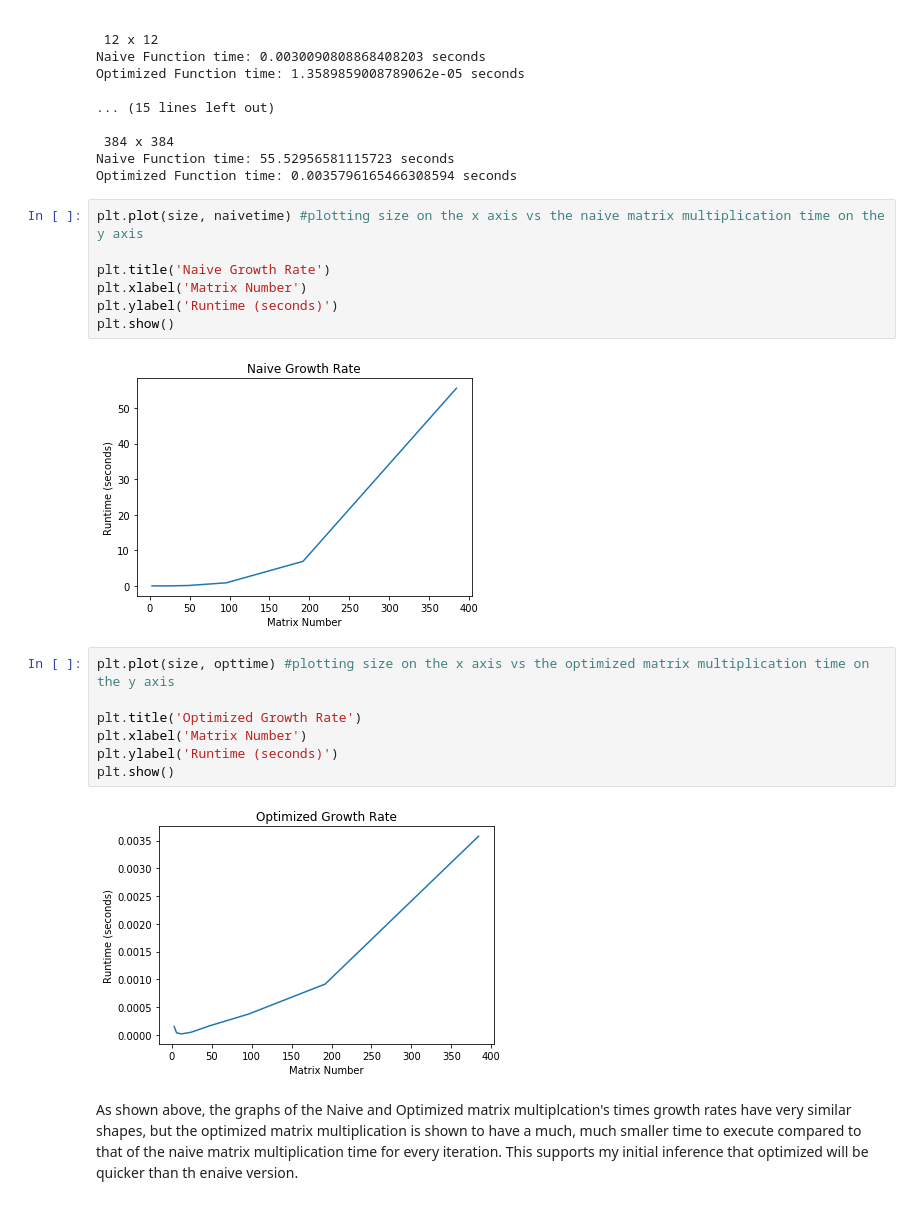
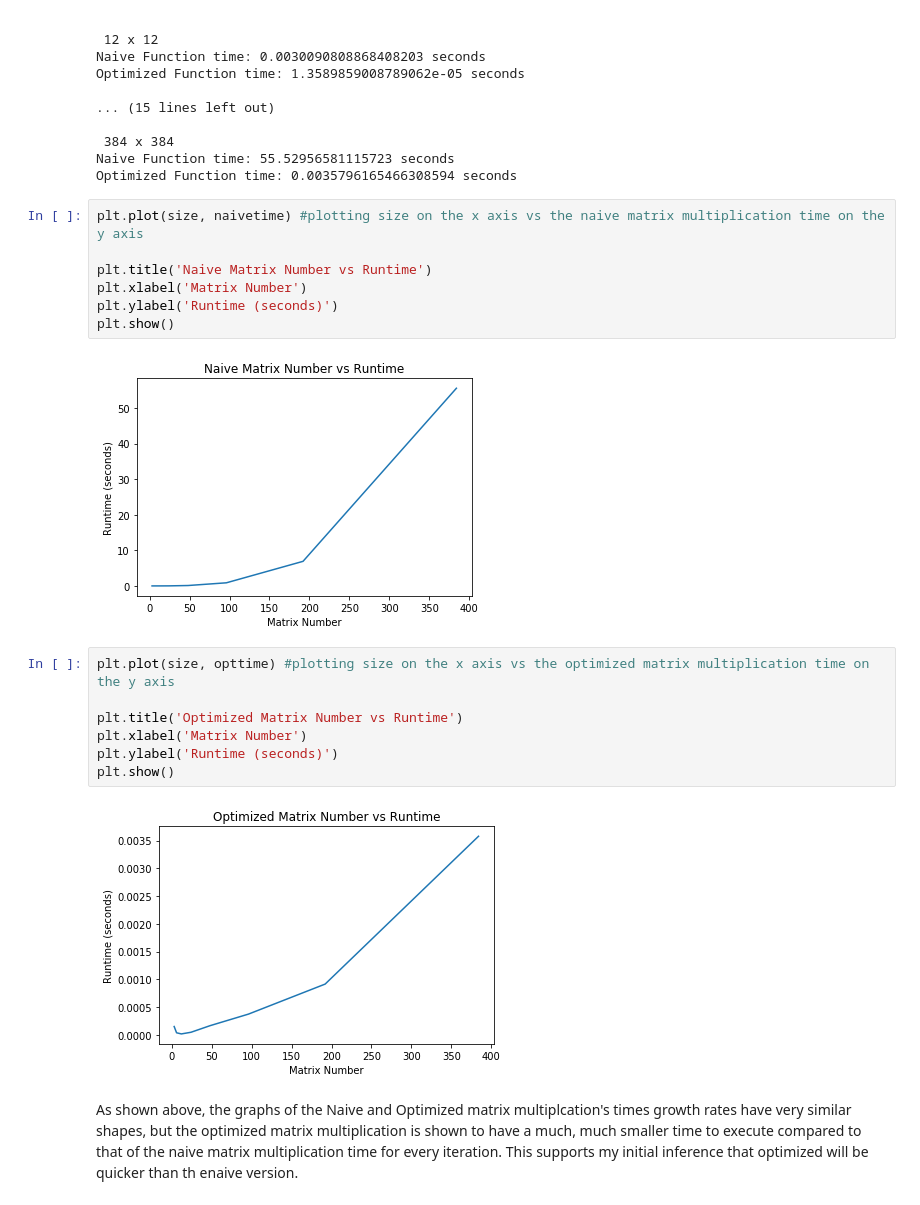
Before and after one commit to ad7-tech/coe311k, a Jupyter notebook: classwork/ad55777-CH13.ipynb, the cells around one changed output. Saved outputs shown, nothing was run; the diff lists cells and outputs as text.

```diff
--- a/classwork/ad55777-CH13.ipynb
+++ b/classwork/ad55777-CH13.ipynb
@@ -67,20 +67,20 @@ Optimized Function time: 0.0035796165466308594 seconds
 # %%
 plt.plot(size, naivetime) #plotting size on the x axis vs the naive matrix multiplication time on the y axis
 
-plt.title('Naive Growth Rate')
+plt.title('Naive Matrix Number vs Runtime')
 plt.xlabel('Matrix Number')
 plt.ylabel('Runtime (seconds)')
 plt.show()
 # %% [output]
-[figure, old version]
+[figure, new version]
 # %%
 plt.plot(size, opttime) #plotting size on the x axis vs the optimized matrix multiplication time on the y axis
 
-plt.title('Optimized Growth Rate')
+plt.title('Optimized Matrix Number vs Runtime')
 plt.xlabel('Matrix Number')
 plt.ylabel('Runtime (seconds)')
 plt.show()
 # %% [output]
-[figure, old version]
+[figure, new version]
 # %% [markdown]
 As shown above, the graphs of the Naive and Optimized matrix multiplcation's times growth rates have very similar shapes, but the optimized matrix multiplication is shown to have a much, much smaller time to execute compared to that of the naive matrix multiplication time for every iteration. This supports my initial inference that optimized will be quicker than th enaive version.
```
